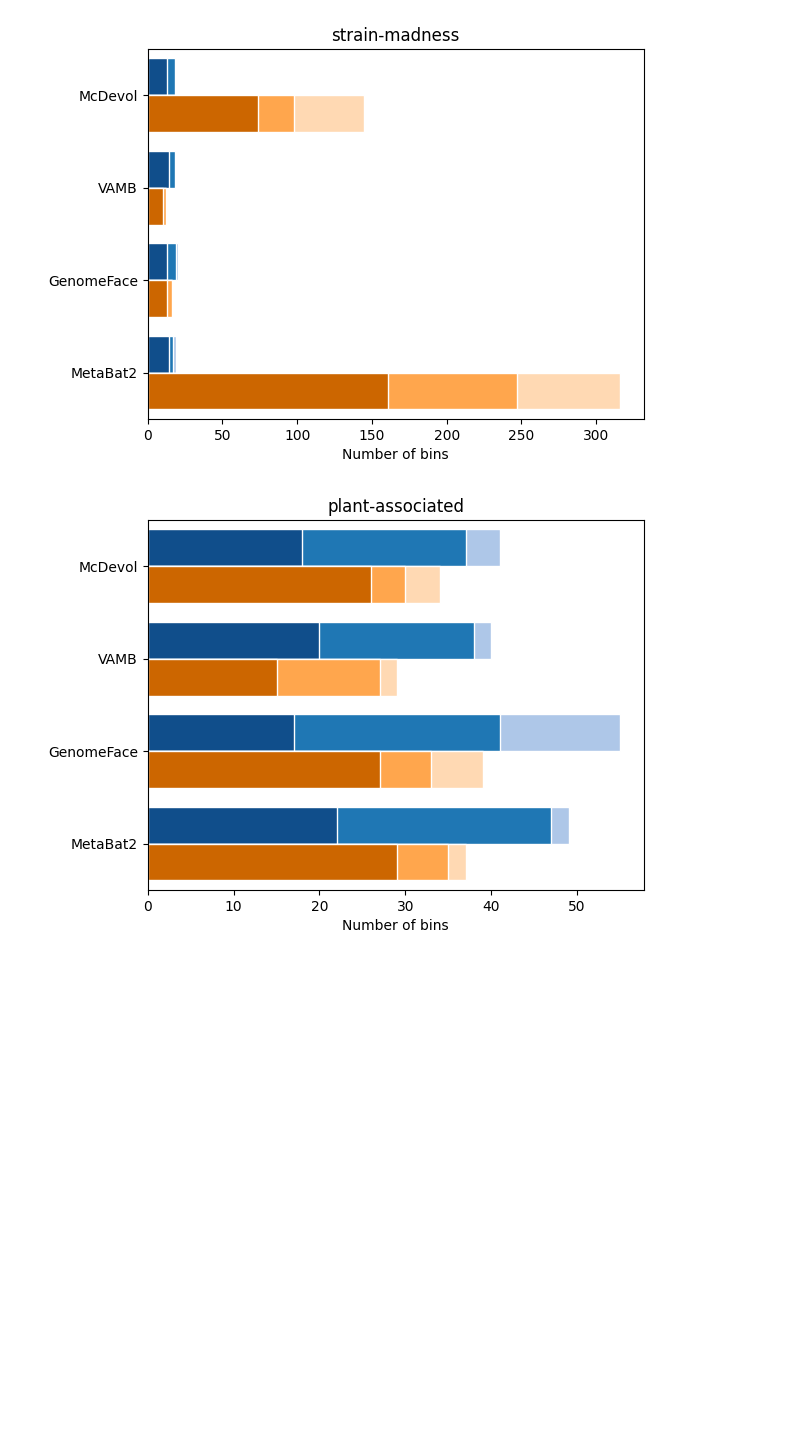
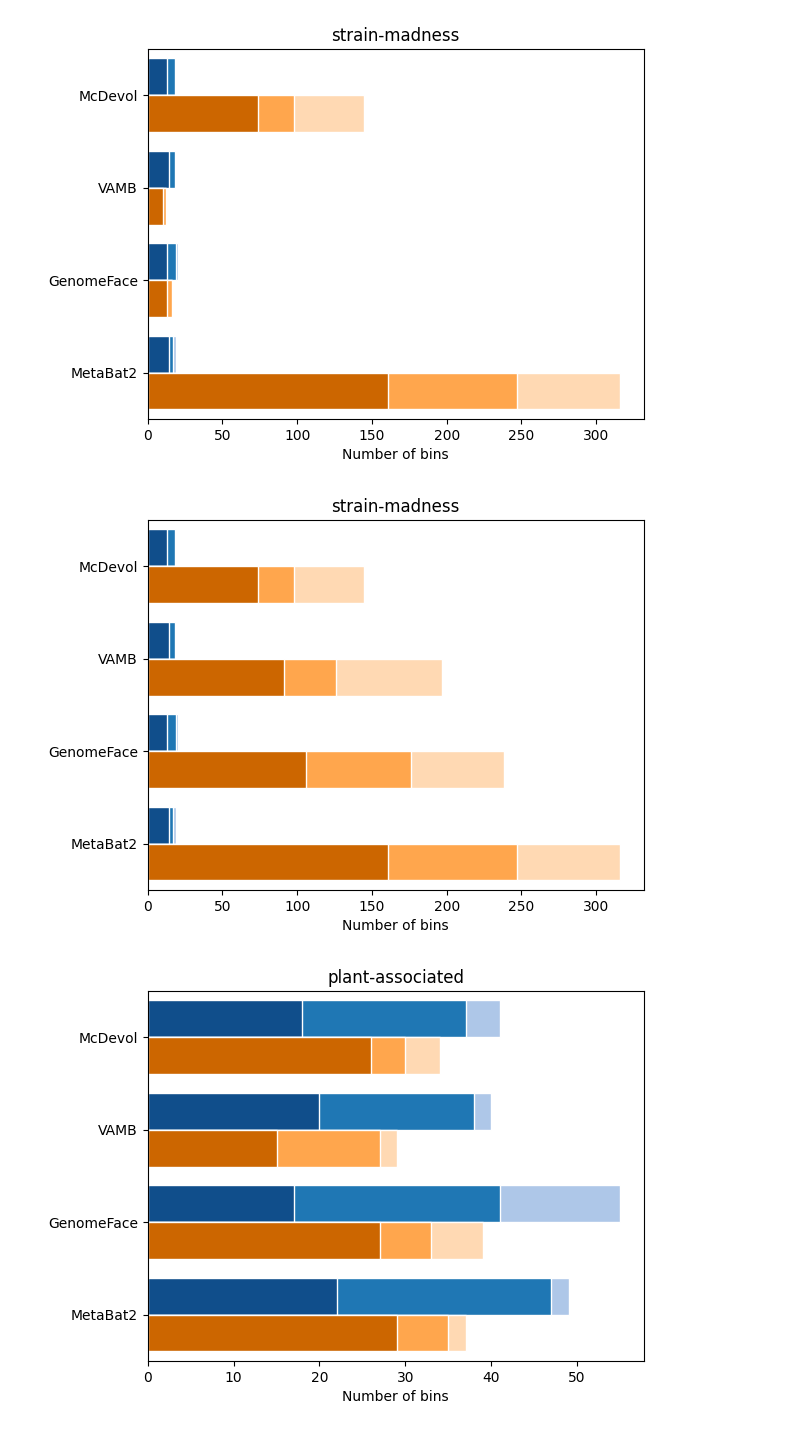
Before and after one commit to soedinglab/binning_benchmarking, a Jupyter notebook: plots.ipynb, the cells around one changed output. Cells and saved outputs as stored; diff of their text form; code cells hidden in the pictures; blank space fills up the shorter version.

Commit message:
plots update

```diff
--- a/plots.ipynb
+++ b/plots.ipynb
@@ -771,6 +759,67 @@ plt.ylim(-0.5, 3.5)
 plt.savefig('plots/pooled_multisplit_nr_strain.png', dpi=600, format='png', bbox_inches='tight')
 # %% [output]
 [figure]
+# %%
+# strain-madness
+mags_counts_ss = pd.read_csv('/home/yazhini/work/binning_benchmarking/pooled_vs_multisplitnonredundant_mcdevol_clustering', header=0, sep='\t')
+mags_counts_ss.set_index(['Tools', 'Dataset'], inplace=True)
+tools_order = mags_counts_ss.index.get_level_values(0).unique()
+mags_counts_ssplot = mags_counts_ss.reindex(tools_order[::-1], level=0)
+mags_counts_ssplot = mags_counts_ssplot.unstack(level=-1)
+
+tools = ['McDevol', 'VAMB', 'GenomeFace', 'MetaBat2']
+
+fig, ax = plt.subplots()
+
+# Set bar width and gap size
+bar_width = 0.4
+bar_gap = 0.05  # Gap between the pairs
+
+colors = ['#104e8b', '#1f77b4', '#aec7e8']
+colors_ms = ['#cc6600', '#ffa64d', '#ffd9b3']
+
+# Calculate positions for each bar
+y_pos = range(len(mags_counts_ssplot))
+y_pos_shifted = [pos + bar_width + bar_gap for pos in y_pos]  # Shift positions for the second set
+
+# Plot the stacked bar segments for "plant pooled"
+(mags_counts_ssplot['Near-complete (90%-5%)']['strain pooled'] +
+ mags_counts_ssplot['Higher']['strain pooled'] +
+ mags_counts_ssplot['Medium']['strain pooled']).plot(
+    kind='barh', color=colors[2], width=bar_width, ax=ax, position=0, edgecolor='white')
+
+(mags_counts_ssplot['Near-complete (90%-5%)']['strain pooled'] +
+mags_counts_ssplot['Higher']['strain pooled']).plot(
+    kind='barh', color=colors[1], width=bar_width, ax=ax, position=0, edgecolor='white')
+
+(mags_counts_ssplot['Near-complete (90%-5%)']['strain pooled']).plot(
+    kind='barh', color=colors[0], width=bar_width, ax=ax, position=0, edgecolor='white')
+
+# Plot the stacked bar segments for "plant reassembly" with shifted positions
+(mags_counts_ssplot['Near-complete (90%-5%)']['strain multisplit nr'] +
+ mags_counts_ssplot['Higher']['strain multisplit nr'] +
+ mags_counts_ssplot['Medium']['strain multisplit nr']).plot(
+    kind='barh', color=colors_ms[2], width=bar_width, ax=ax, position=1, edgecolor='white')
+
+(mags_counts_ssplot['Near-complete (90%-5%)']['strain multisplit nr'] +
+ mags_counts_ssplot['Higher']['strain multisplit nr']).plot(
+    kind='barh', color=colors_ms[1], width=bar_width, ax=ax, position=1, edgecolor='white')
+
+(mags_counts_ssplot['Near-complete (90%-5%)']['strain multisplit nr']).plot(
+    kind='barh', color=colors_ms[0], width=bar_width, ax=ax, position=1, edgecolor='white')
+
+# Customize plot appearance
+# plt.legend(['Near complete (>90%,<5%)', 'Higher quality (>70%,<10%)', 'Medium quality (>50%,<10%)'], loc=(1.04, 0.8))
+plt.title('strain-madness')
+plt.xlabel('Number of bins')
+plt.ylabel('')
+plt.ylim(-0.5, 3.5)
+# Adjust the layout to ensure all bars are fully visible
+# plt.tight_layout(rect=[1, 1, 2, 1.95])  # Adjust the rect parameter to add padding at the top
+
+plt.savefig('plots/pooled_multisplit_nr_strain_mcdevolclustering.png', dpi=600, format='png', bbox_inches='tight')
+# %% [output]
+[figure, added]
 # %%
 # plant_associated
 nonredundant_mags = pd.read_csv('/home/yazhini/work/binning_benchmarking/pooled_vs_multisplitnonredundant', header=0, sep='\t')
```
Also changed, not shown: parts of 4 cells of this notebook.
